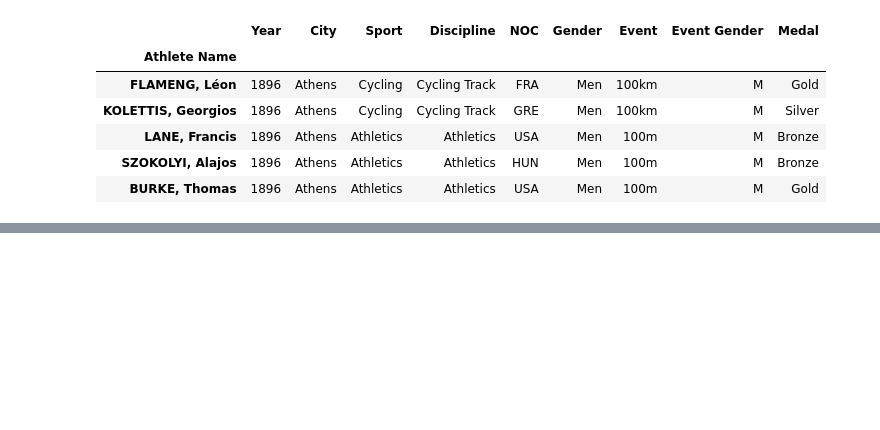
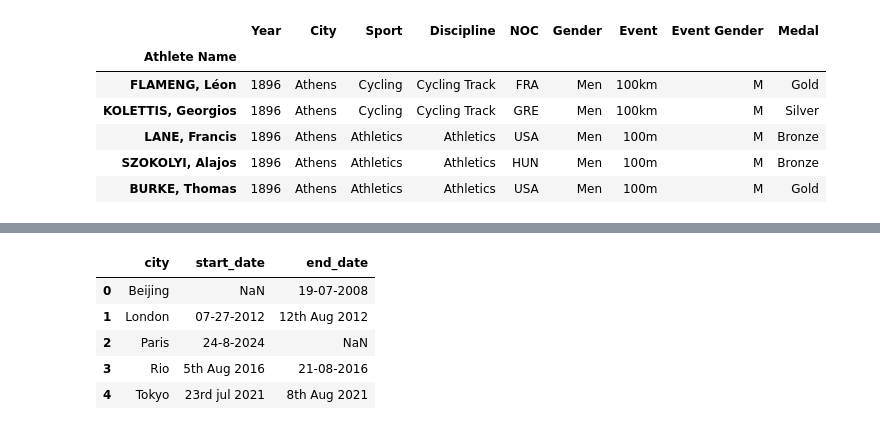
Before and after one commit to NoobRushEr/Pandas-Essential-Training, a Jupyter notebook: intro.ipynb, the cells around one changed output, grey strips where cells are left out. Saved outputs shown, nothing was run; the diff lists cells and outputs as text; code cells hidden in the pictures; blank space fills up the shorter version.

```diff
--- a/intro.ipynb
+++ b/intro.ipynb
@@ -711,0 +842,3 @@ oo.head()
+# %%
+start.loc[3] = ['Paris', '24-8-2024']
+end.loc[3] = ['Beijing', '19-07-2008']
@@ -711,0 +875,9 @@ oo.head()
+# %%
+pd.merge(start, end, on='city', how='outer')
+# %% [output]
+|  | city | start_date | end_date |
+| 0 | Beijing | NaN | 19-07-2008 |
+| 1 | London | 07-27-2012 | 12th Aug 2012 |
+| 2 | Paris | 24-8-2024 | NaN |
+| 3 | Rio | 5th Aug 2016 | 21-08-2016 |
+| 4 | Tokyo | 23rd jul 2021 | 8th Aug 2021 |
```
Also changed, not shown: parts of 33 cells of this notebook.
